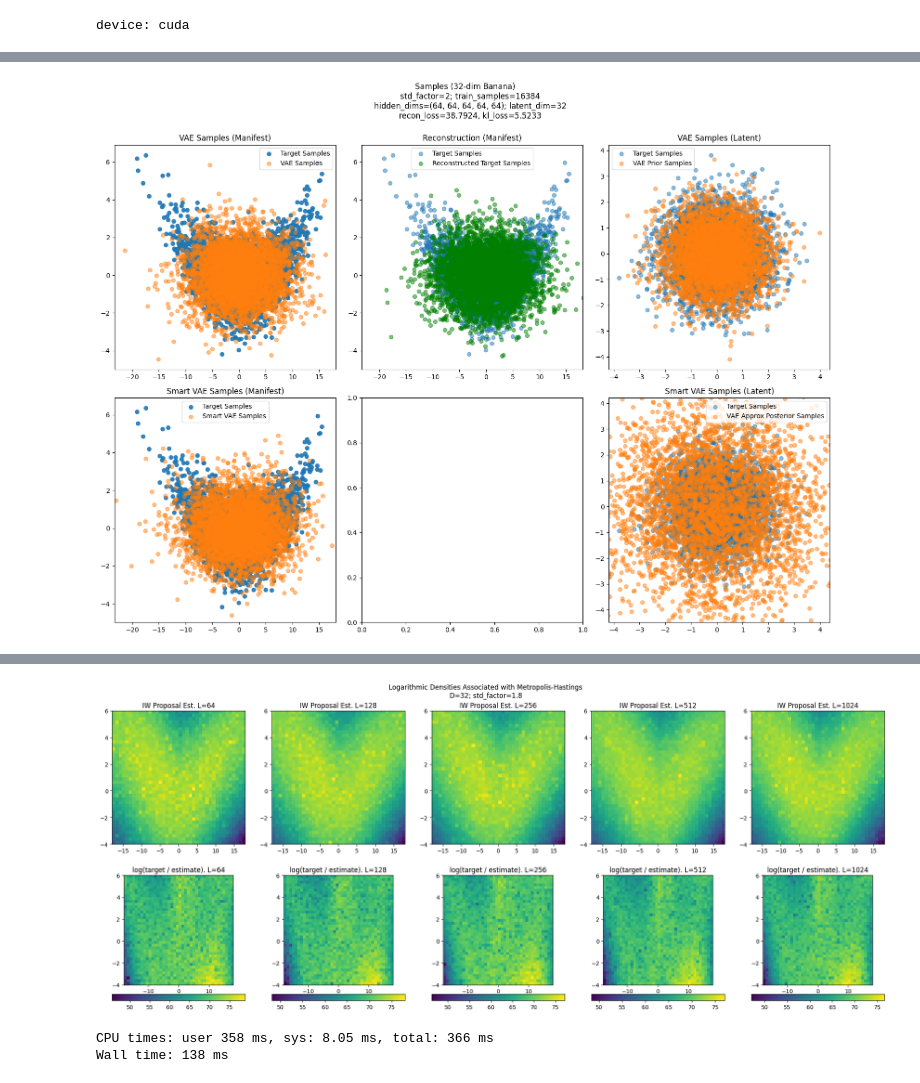
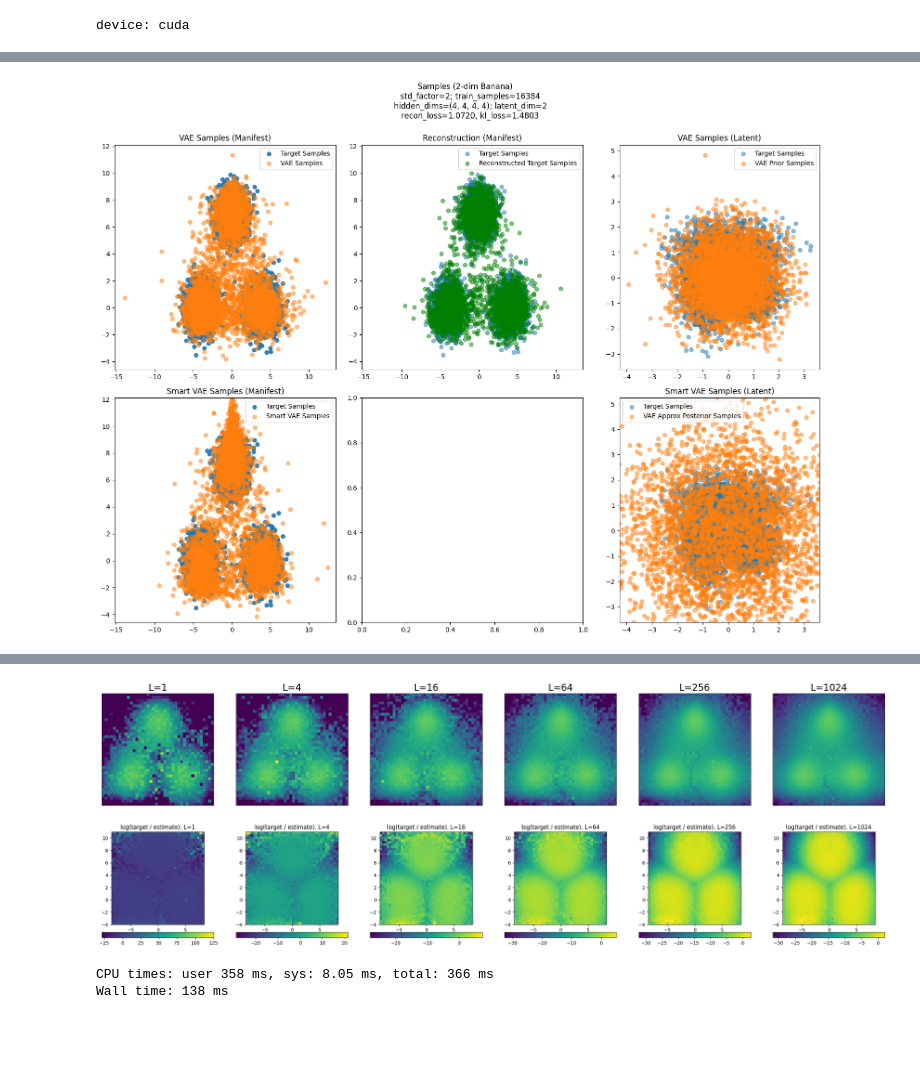
Before and after one commit to xapq/approximate-metropolis-hastings, a Jupyter notebook: VAE_Training.ipynb, the cells around one changed output, grey strips where cells are left out. Cells and saved outputs as stored; diff of their text form; code cells hidden in the pictures; blank space fills up the shorter version.

Commit message:
Added importance weighted estimate visualization

```diff
--- a/VAE_Training.ipynb
+++ b/VAE_Training.ipynb
@@ -24,20 +24,26 @@ device: cuda
 # %%
 D = 32  # Data dimensionality
 target = Banana(dim=D, sigma=5.0, b=0.02, device=device)
+# %%
+D = 2
+target = create_gaussian_mixture(
+    means = torch.tensor([[-4., 0.], [4., 0.], [0., 7.]], device=device),
+    cov_matricies = torch.eye(2, device=device)
+)
 # %%
 distribution_metric = SlicedDistributionMetric(WassersteinMetric1d(), D)
 metric_name = 'Wasserstein Metric'
 # %%
-hidden_dims = (64, 64, 64, 64, 64)
+hidden_dims = (4, 4, 4, 4)
 latent_dim = D
 n_train_samples = 16_384
 x_train = target.sample((n_train_samples,))
 model = VAE(data_dim=D, hidden_dims=hidden_dims, latent_dim=latent_dim, device=device)
-#optimizer = torch.optim.AdamW(model.parameters(), lr=0.01)
+# optimizer = torch.optim.AdamW(model.parameters(), lr=0.01)
 optimizer = torch.optim.SGD(model.parameters(), lr=0.01, momentum=0.9)
 patience = 100
 scheduler = torch.optim.lr_scheduler.ReduceLROnPlateau(optimizer, factor=0.5, patience=patience, threshold=1e-4)
 trainer = VAETrainer(model, target, batch_size=2048, no_kl_penalty_epochs=100, kl_annealing_epochs=500, optimizer=optimizer, scheduler=scheduler, device=device)
 # scheduler = None
-trainer.fit(x_train, n_epochs=1000, plot_interval=50)
+trainer.fit(x_train, n_epochs=1000, plot_interval=20)
 # %% [output]
@@ -109,19 +115,19 @@ ax6.legend()
 recon_loss, kl_loss = trainer.loss_components(target_samples)
 plt.suptitle(
     f'''Samples ({D}-dim Banana)
-    std_factor={std_factor}; train_samples={N_train}
+    std_factor={std_factor}; train_samples={n_train_samples}
     hidden_dims={hidden_dims}; latent_dim={latent_dim}
     recon_loss={recon_loss:.4f}, kl_loss={kl_loss:.4f}''', y=1);
 plt.tight_layout()
 # %% [output]
-[figure, old version]
+[figure, new version]
 # %%
 torch.cuda.empty_cache()
 # %%
 %%time
 def plot_proposal_density_estimates():
-    xlim=(-18, 18)
-    ylim = (-4, 6)
+    xlim=(-8.5, 8.4)
+    ylim = (-4, 11)
     ratio = (xlim[1] - xlim[0]) / (ylim[1] - ylim[0])
     d = 40
     proj_dims = (0, 1)
@@ -134,11 +140,11 @@ def plot_proposal_density_estimates():
     points[..., proj_dims[0]] = X
     points[..., proj_dims[1]] = Y
 
-    std_factor = 1.8
+    std_factor = 1
     model.set_std_factor(std_factor)
 
     target_log_density = target.log_prob(points)
-    L_options = [64, 128, 256, 512, 1024]
+    L_options = [1, 4, 16, 64, 256, 1024]
     K = len(L_options)
     fig, axs = plt.subplots(ncols=K, nrows=2, figsize=(5 * K, 10))
     axs = axs.flatten()
@@ -150,12 +156,23 @@ def plot_proposal_density_estimates():
     #ax1.set_title('Target Logarithmic Density')
     #fig.colorbar(img1, ax=ax1)
 
+    vmin_all = float("inf")
+    vmax_all = float("-inf")
+    imgs = []
+
     for ax1, ax2, L in zip(axs, axs[K:], L_options):
         log_marginal_estimates = model.iw_log_marginal_estimate(points.flatten(end_dim=1), L=L, batch_L=64).unflatten(dim=0, sizes=(d, d))
         log_ratio = target_log_density - log_marginal_estimates
-        ax1.imshow(log_marginal_estimates.detach().cpu(), origin='lower', extent=[*xlim, *ylim], aspect='auto')
+        img1 = ax1.imshow(log_marginal_estimates.detach().cpu(), origin='lower', extent=[*xlim, *ylim], aspect='auto')
         ax1.set_aspect(ratio)
-        ax1.set_title(f'IW Proposal Est. L={L}')
+        ax1.set_title(f'L={L}', fontsize=20)
+        #cbar = fig.colorbar(img1, ax=ax1, orientation='horizontal', pad=0.065)
+        vmin1, vmax1 = img1.get_clim()
+        vmin_all = min(vmin1, vmin_all)
+        vmax_all = max(vmax1, vmax_all)
+        imgs.append(img1)
+        ax1.set_xticks([])
+        ax1.set_yticks([])
 
         #n_colors = 256
         cmap = plt.get_cmap('viridis')
@@ -170,11 +187,13 @@ def plot_proposal_density_estimates():
         #cbar.ax.set_xticklabels([f"{x:.1f}" for x in ticks], rotation=70)
 
 
-    plt.suptitle(f'Logarithmic Densities Associated with Metropolis-Hastings\nD={D}; std_factor={std_factor}', y=0.94);
+    #plt.suptitle(f'L-Sample Importance Weighted Estimates of VAE Marginal Likelihood', fontsize=25, y=0.94);
 
     torch.cuda.empty_cache()
 
-    #vmin1, vmax1 = img1.get_clim()
+
+    for img in imgs:
+        img.set_clim(-15, vmax_all)
     #vmin2, vmax2 = img2.get_clim()
     #clim = (min(vmin1, vmin2), max(vmax1, vmax2))
     #img1.set_clim(*clim)
@@ -187,4 +206,4 @@ Wall time: 1.64 s
-[figure, old version]
+[figure, new version]
 # %%
 %%time
 
```
Also changed, not shown: parts of 3 cells of this notebook, 1 other file.
